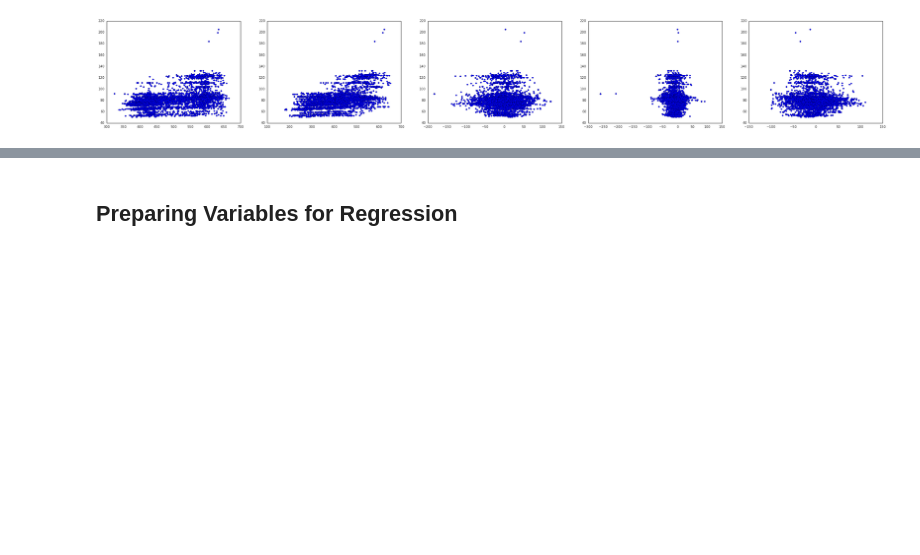
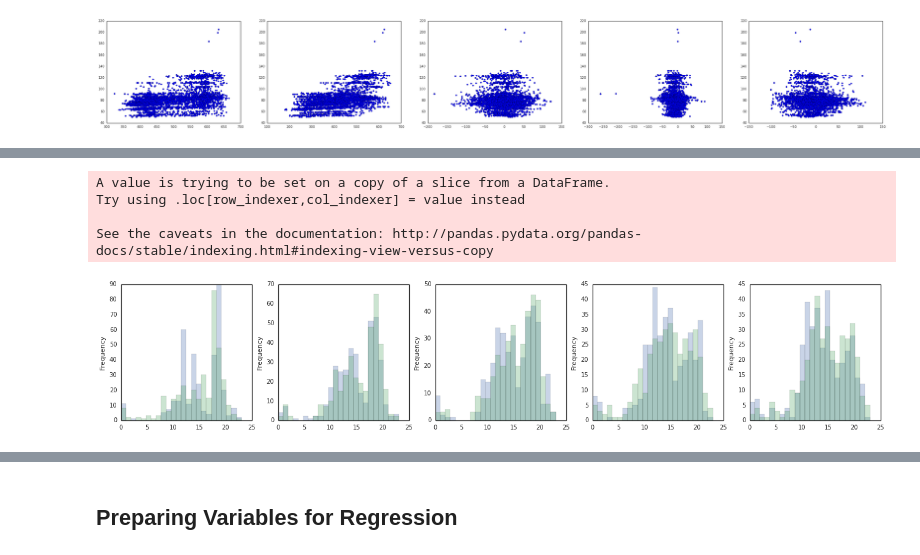
Before and after one commit to diegoleonbarido/flexbox-data-dump-analysis, a Jupyter notebook: ipynb/System_Level.ipynb, the cells around one changed output, grey strips where cells are left out. Drawn from its saved outputs; the diff is of its cells as text; code cells hidden in the pictures; blank space fills up the shorter version.

```diff
--- a/ipynb/System_Level.ipynb
+++ b/ipynb/System_Level.ipynb
@@ -835,0 +828,10 @@ plt.subplots_adjust(right=5)
+# %%
+pred_sub = pred_actual_prices[pred_actual_prices.index.year == 2015]
+pred_sub['date'] = pred_sub.index.date
+pred_sub['date_time'] = pred_sub.index
+pred_sub['hour'] = pred_sub.index.hour
+# %% [output]
+A value is trying to be set on a copy of a slice from a DataFrame.
+Try using .loc[row_indexer,col_indexer] = value instead
+
+See the caveats in the documentation: http://pandas.pydata.org/pandas-docs/stable/indexing.html#indexing-view-versus-copy
@@ -835,0 +869,32 @@ plt.subplots_adjust(right=5)
+# %%
+prog1 = one_day_sorted_pred_df[one_day_sorted_pred_df['price_pred_rank'] == 1]
+prog2 = one_day_sorted_pred_df[one_day_sorted_pred_df['price_pred_rank'] == 2]
+prog3 = one_day_sorted_pred_df[one_day_sorted_pred_df['price_pred_rank'] == 3]
+prog4 = one_day_sorted_pred_df[one_day_sorted_pred_df['price_pred_rank'] == 4]
+prog5 = one_day_sorted_pred_df[one_day_sorted_pred_df['price_pred_rank'] == 5]
+
+act1 = one_day_sorted_act_df[one_day_sorted_act_df['price_act_rank'] == 1]
+act2 = one_day_sorted_act_df[one_day_sorted_act_df['price_act_rank'] == 2]
+act3 = one_day_sorted_act_df[one_day_sorted_act_df['price_act_rank'] == 3]
+act4 = one_day_sorted_act_df[one_day_sorted_act_df['price_act_rank'] == 4]
+act5 = one_day_sorted_act_df[one_day_sorted_act_df['price_act_rank'] == 5]
+
+plt.subplot(151)
+prog1['hour'].plot.hist(alpha=0.3, bins=24)
+act1['hour'].plot.hist(alpha=0.3, bins=24)
+plt.subplot(152)
+prog2['hour'].plot.hist(alpha=0.3, bins=24)
+act2['hour'].plot.hist(alpha=0.3, bins=24)
+plt.subplot(153)
+prog3['hour'].plot.hist(alpha=0.3, bins =24)
+act3['hour'].plot.hist(alpha=0.3, bins =24)
+plt.subplot(154)
+prog4['hour'].plot.hist(alpha=0.3, bins = 24)
+act4['hour'].plot.hist(alpha=0.3, bins = 24)
+plt.subplot(155)
+prog5['hour'].plot.hist(alpha=0.3, bins = 24)
+act5['hour'].plot.hist(alpha=0.3, bins = 24)
+
+plt.subplots_adjust(right=3)
+# %% [output]
+[figure, added]
```
Also changed, not shown: parts of 42 cells of this notebook, 13 other files.
